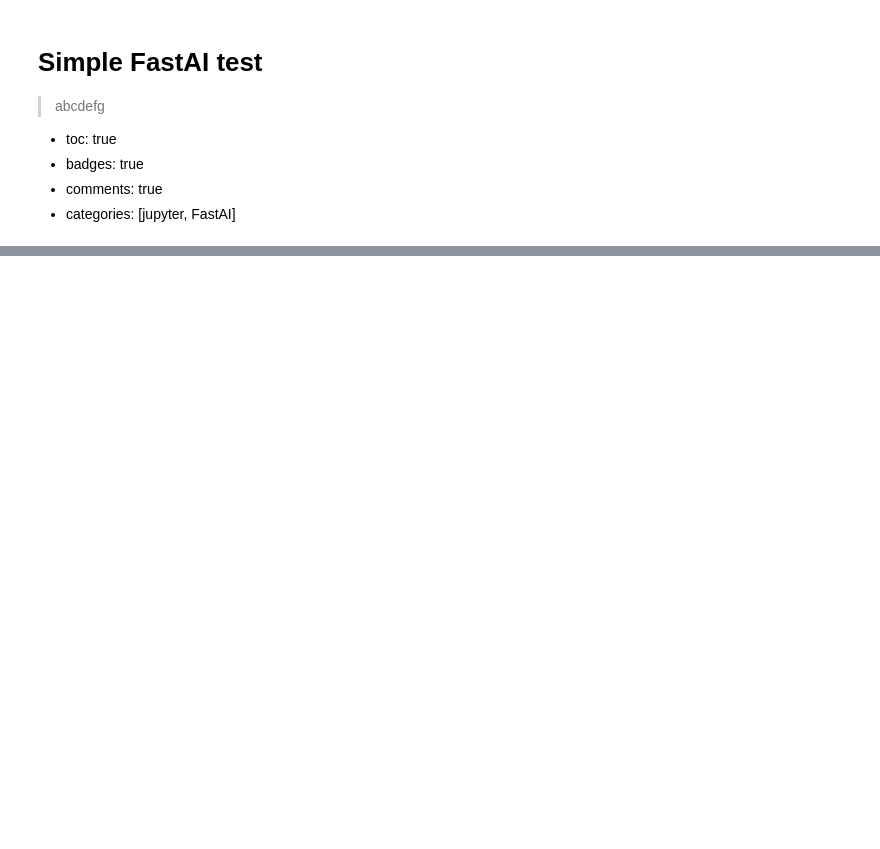
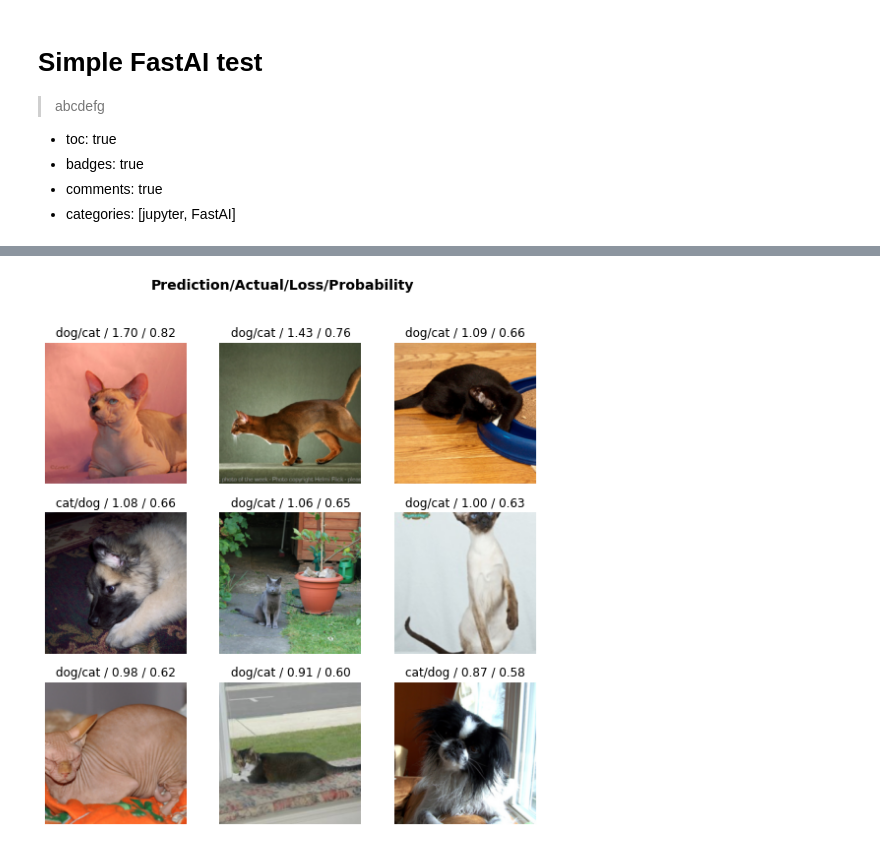
Before and after one commit to user1925471273581/blog, a Jupyter notebook: _notebooks/2022-04-21-fastai-test.ipynb, the cells around one changed output, grey strips where cells are left out. Drawn from its saved outputs; the diff is of its cells as text; code cells hidden in the pictures; blank space fills up the shorter version.

```diff
--- a/_notebooks/2022-04-21-fastai-test.ipynb
+++ b/_notebooks/2022-04-21-fastai-test.ipynb
@@ -38,0 +47,3 @@ interp.plot_confusion_matrix()
+# %%
+interp.plot_top_losses(9)
+# %% [output]
@@ -38,0 +51 @@ interp.plot_confusion_matrix()
+[figure, added]
```
Also changed, not shown: parts of 11 cells of this notebook.
